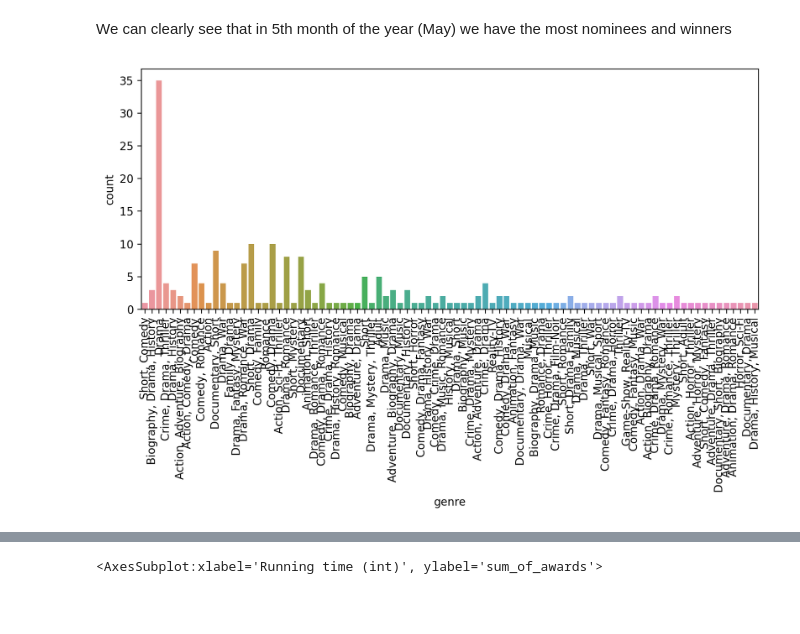
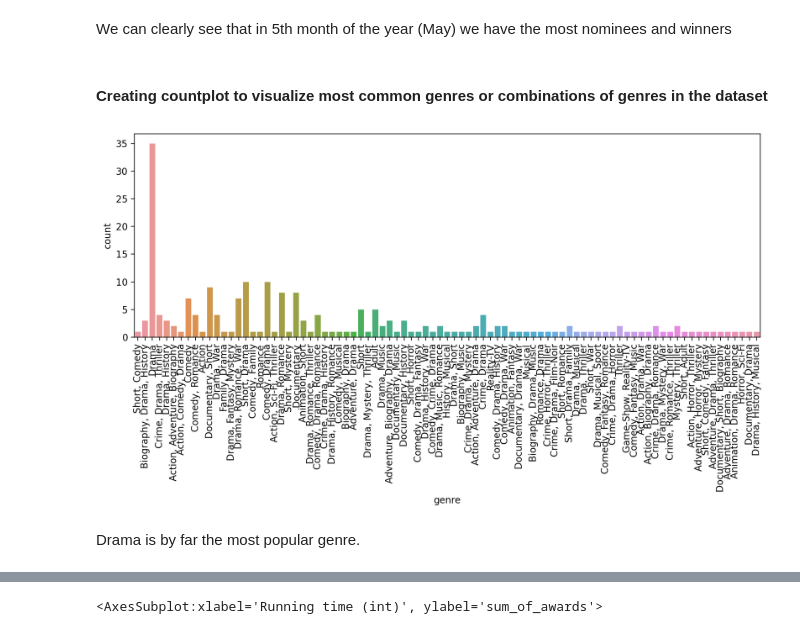
Before and after one commit to madjo92/ds_academyi_proj, a Jupyter notebook: Exploratory Data Analysis.ipynb, the cells around one changed output, grey strips where cells are left out. Saved outputs shown, nothing was run; the diff lists cells and outputs as text; code cells hidden in the pictures; blank space fills up the shorter version.

```diff
--- a/Exploratory Data Analysis.ipynb
+++ b/Exploratory Data Analysis.ipynb
@@ -553,13 +555,17 @@ sns.countplot(x='month',data=academy,hue='won')
 [figure]
 # %% [markdown]
 We can clearly see that in 5th month of the year (May) we have the most nominees and winners
+# %% [markdown]
+#### Creating countplot to visualize most common genres or combinations of genres in the dataset
 # %%
-plt.figure(figsize=(10,4),dpi=200)
+plt.figure(figsize=(12,4),dpi=200)
 ax=sns.countplot(x='genre',data=academy)
 plt.xticks(rotation=90)
 plt.show()
 # %% [output]
-[figure, old version]
+[figure, new version]
+# %% [markdown]
+Drama is by far the most popular genre.
 # %%
 academy['genre'].value_counts()
 # %% [output]
```
Also changed, not shown: parts of 22 cells of this notebook, 1 other file.
